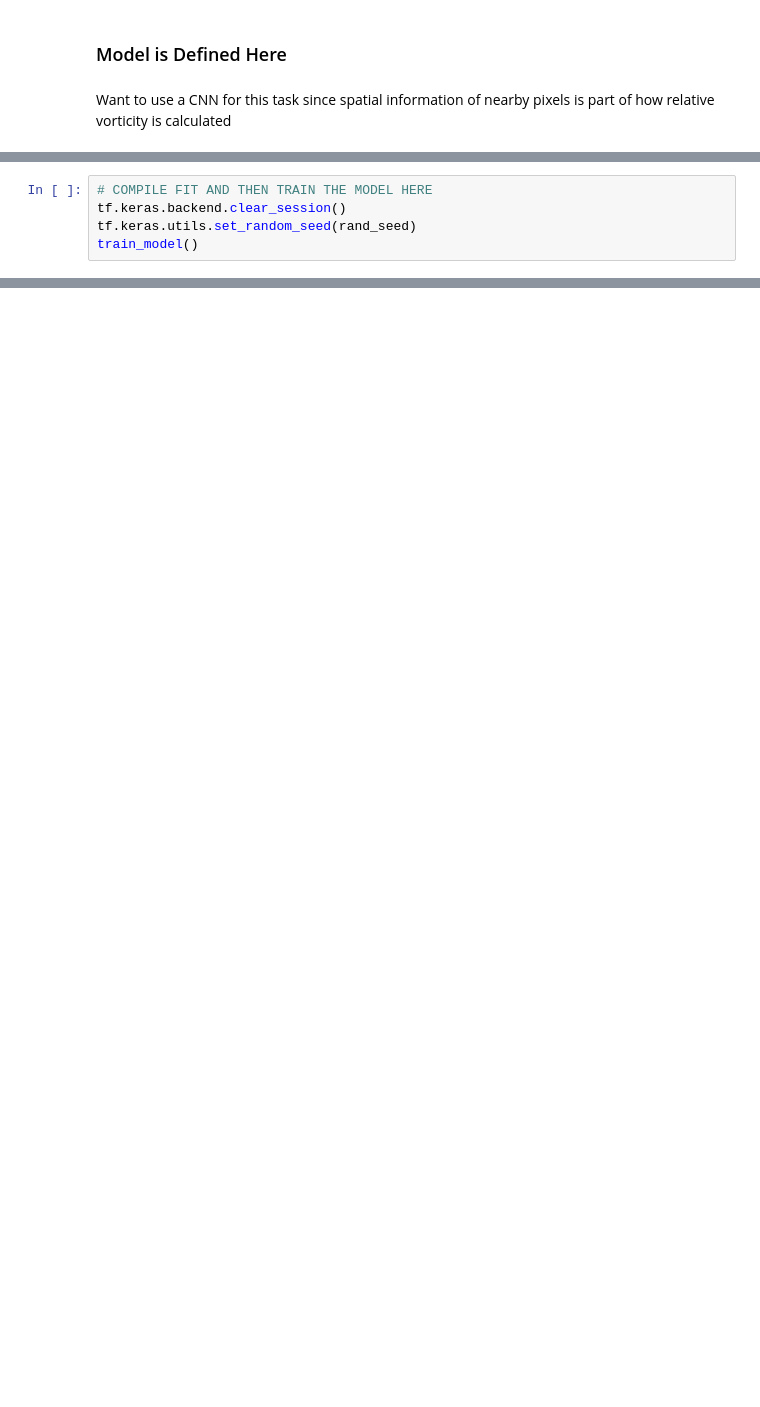
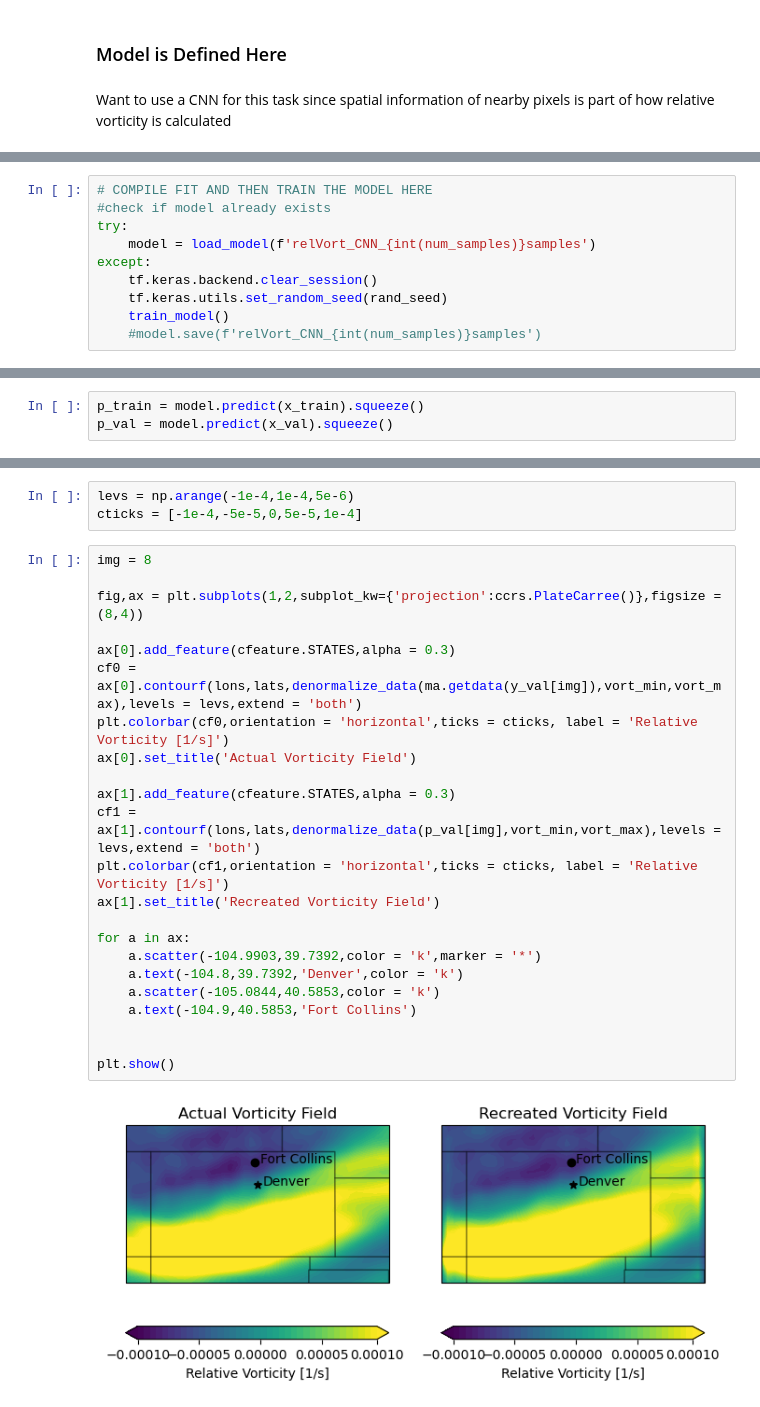
Before and after one commit to JustinRHudson/ATS780_HW2, a Jupyter notebook: CODE/Model.ipynb, the cells around one changed output, grey strips where cells are left out. Drawn from its saved outputs; the diff is of its cells as text; blank space fills up the shorter version.

```diff
--- a/CODE/Model.ipynb
+++ b/CODE/Model.ipynb
@@ -243,9 +206,14 @@ early_stopping_callback = tf.keras.callbacks.EarlyStopping(
 )
 # %%
 # COMPILE FIT AND THEN TRAIN THE MODEL HERE
-tf.keras.backend.clear_session()
-tf.keras.utils.set_random_seed(rand_seed)
-train_model()
+#check if model already exists
+try:
+    model = load_model(f'relVort_CNN_{int(num_samples)}samples')
+except:
+    tf.keras.backend.clear_session()
+    tf.keras.utils.set_random_seed(rand_seed)
+    train_model()
+    #model.save(f'relVort_CNN_{int(num_samples)}samples')
 # %% [output]
 Model: "model"
 _________________________________________________________________
@@ -286,0 +286,3 @@ plt.show()
+# %%
+p_train = model.predict(x_train).squeeze()
+p_val = model.predict(x_val).squeeze()
@@ -286,0 +296,28 @@ plt.show()
+# %%
+levs = np.arange(-1e-4,1e-4,5e-6)
+cticks = [-1e-4,-5e-5,0,5e-5,1e-4]
+# %%
+img = 8
+
+fig,ax = plt.subplots(1,2,subplot_kw={'projection':ccrs.PlateCarree()},figsize = (8,4))
+
+ax[0].add_feature(cfeature.STATES,alpha = 0.3)
+cf0 = ax[0].contourf(lons,lats,denormalize_data(ma.getdata(y_val[img]),vort_min,vort_max),levels = levs,extend = 'both')
+plt.colorbar(cf0,orientation = 'horizontal',ticks = cticks, label = 'Relative Vorticity [1/s]')
+ax[0].set_title('Actual Vorticity Field')
+
+ax[1].add_feature(cfeature.STATES,alpha = 0.3)
+cf1 = ax[1].contourf(lons,lats,denormalize_data(p_val[img],vort_min,vort_max),levels = levs,extend = 'both')
+plt.colorbar(cf1,orientation = 'horizontal',ticks = cticks, label = 'Relative Vorticity [1/s]')
+ax[1].set_title('Recreated Vorticity Field')
+
+for a in ax:
+    a.scatter(-104.9903,39.7392,color = 'k',marker = '*')
+    a.text(-104.8,39.7392,'Denver',color = 'k')
+    a.scatter(-105.0844,40.5853,color = 'k')
+    a.text(-104.9,40.5853,'Fort Collins')
+
+
+plt.show()
+# %% [output]
+[figure, added]
```
Also changed, not shown: parts of 23 cells of this notebook.
